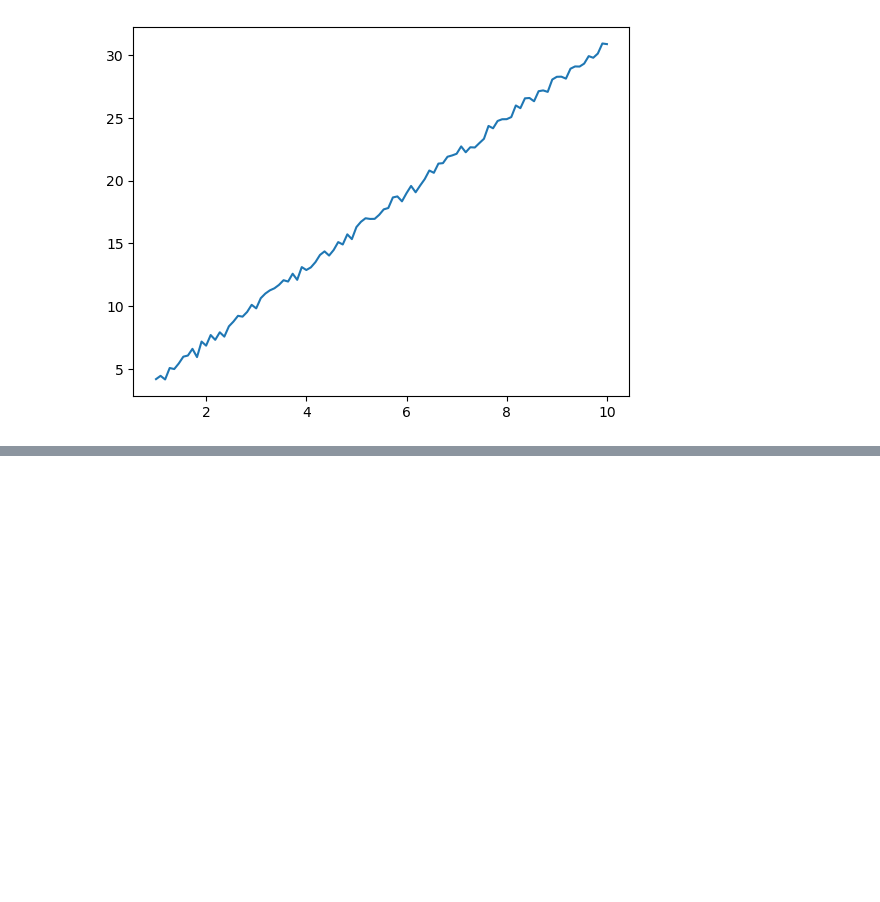
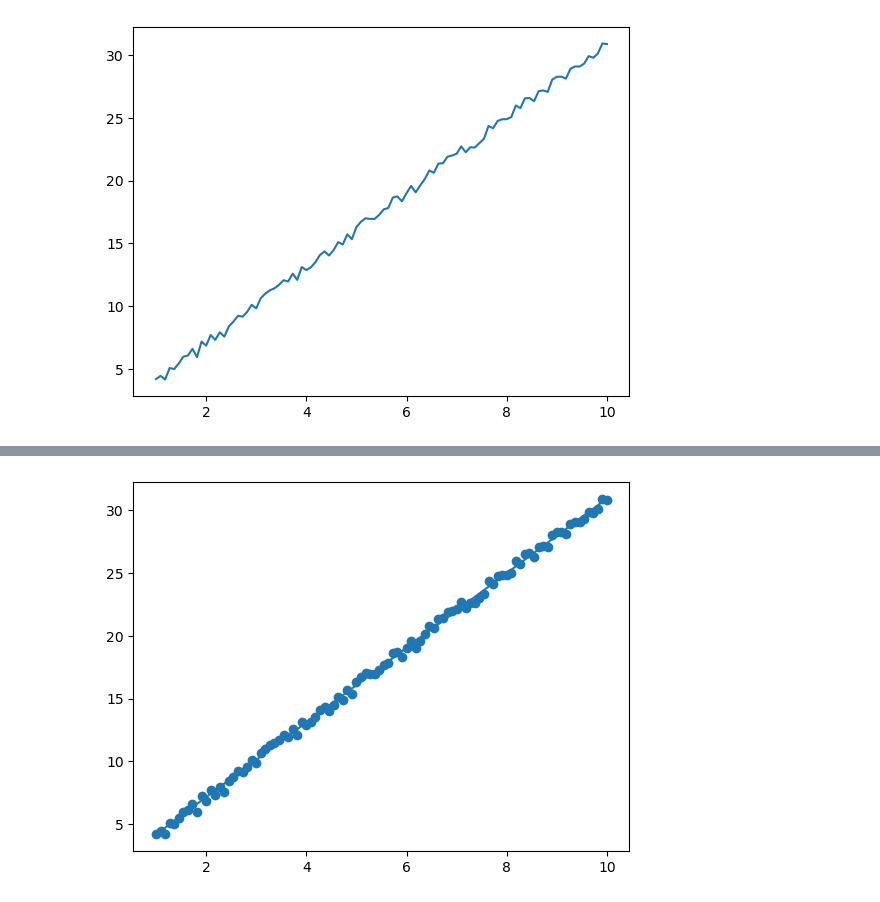
Before and after one commit to bb1000/20060, a Jupyter notebook: _sources/lecture-notes.ipynb, the cells around one changed output, grey strips where cells are left out. Cells and saved outputs as stored; diff of their text form; code cells hidden in the pictures; blank space fills up the shorter version.

```diff
--- a/_sources/lecture-notes.ipynb
+++ b/_sources/lecture-notes.ipynb
@@ -1003,0 +1021,2 @@ plt.plot(x, y)
+# %%
+A = [ [ x@x, sum(x)], [sum(x), len(x)]]
@@ -1003,0 +1027,2 @@ plt.plot(x, y)
+# %%
+b =  [ x @ y, sum(y) ]
@@ -1003,0 +1038,7 @@ plt.plot(x, y)
+# %%
+plt.plot(x, k * x + l)
+plt.scatter(x, y)
+
+plt.savefig('figure.png')
+# %% [output]
+[figure, added]
```
Also changed, not shown: parts of 47 cells of this notebook, 9 other files.
